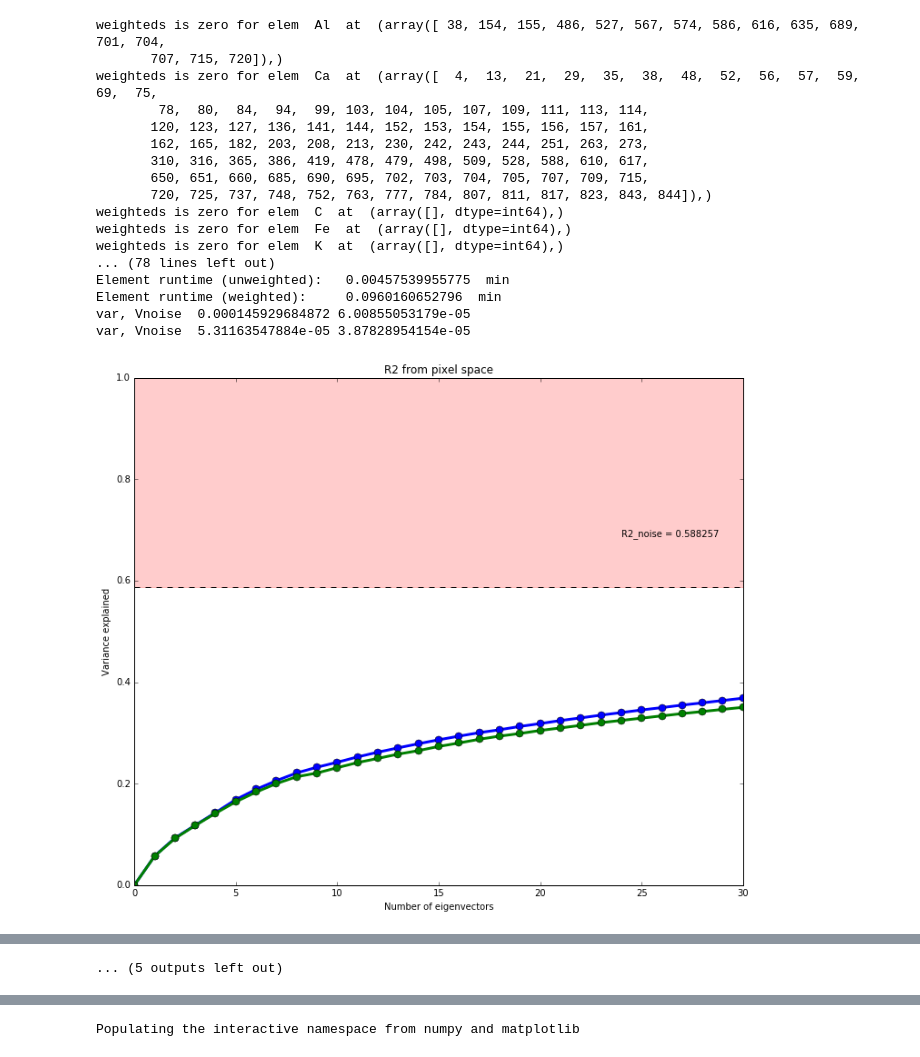
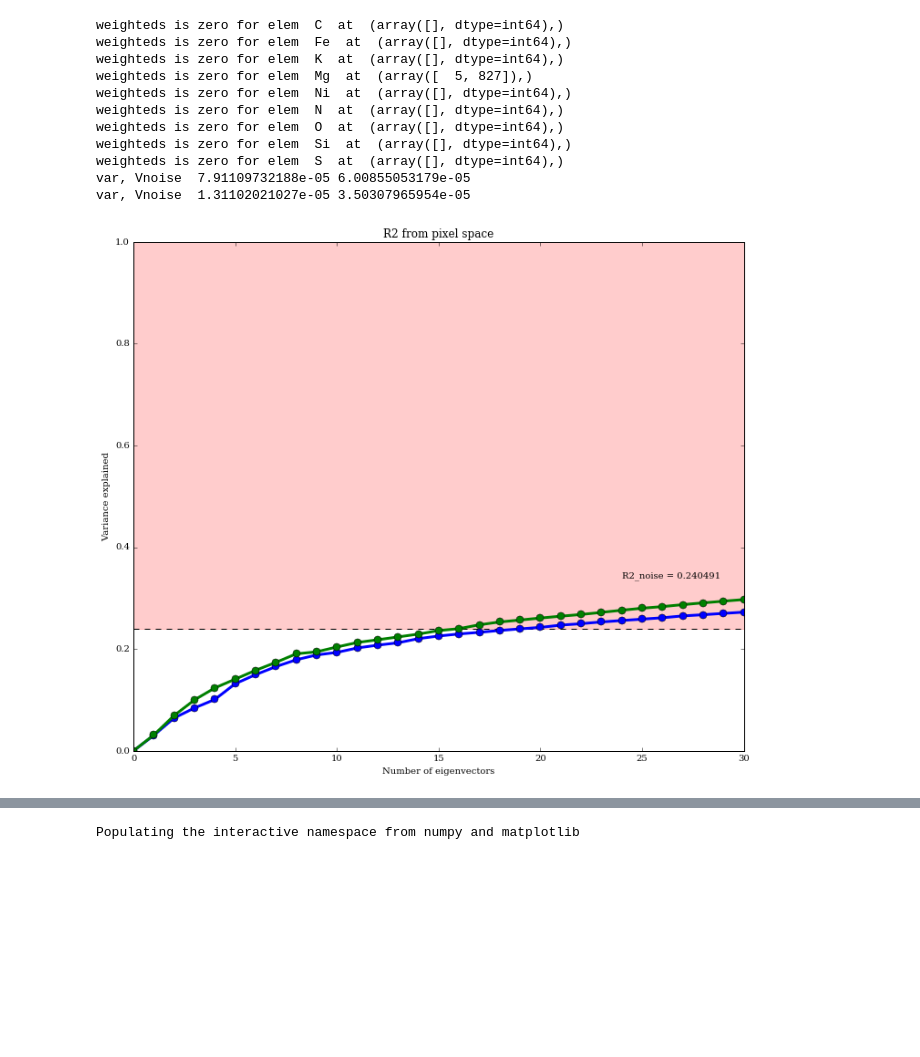
Before and after one commit to NatalieP-J/rcapogee-plots, a Jupyter notebook: Red Clump Plots.ipynb, the cells around one changed output, grey strips where cells are left out. Cells and saved outputs as stored; diff of their text form; code cells hidden in the pictures; blank space fills up the shorter version.

Commit message:
EMPCA on red clump seems to be catching when running on element space because there are some stars with all lines masked at that element - correcting by adding an appropriate mask

```diff
--- a/Red Clump Plots.ipynb
+++ b/Red Clump Plots.ipynb
@@ -16,21 +59,15 @@ Bitmask application runtime 0.52 s
 # %%
-run run_empca -v -m red_clump/pickles/model_FE_H_u-0.4_d-0.5.pkl -d 2e-3 -n 30
+run run_empca -vu -m red_clump/pickles/model_FE_H_u-0.4_d-0.5.pkl -d 2e-3 -n 30
 # %% [output]
-weighteds is zero for elem  Al  at  (array([ 38, 154, 155, 486, 527, 567, 574, 586, 616, 635, 689, 701, 704,
-       707, 715, 720]),)
-weighteds is zero for elem  Ca  at  (array([  4,  13,  21,  29,  35,  38,  48,  52,  56,  57,  59,  69,  75,
-        78,  80,  84,  94,  99, 103, 104, 105, 107, 109, 111, 113, 114,
-       120, 123, 127, 136, 141, 144, 152, 153, 154, 155, 156, 157, 161,
-       162, 165, 182, 203, 208, 213, 230, 242, 243, 244, 251, 263, 273,
-       310, 316, 365, 386, 419, 478, 479, 498, 509, 528, 588, 610, 617,
-       650, 651, 660, 685, 690, 695, 702, 703, 704, 705, 707, 709, 715,
-       720, 725, 737, 748, 752, 763, 777, 784, 807, 811, 817, 823, 843, 844]),)
 weighteds is zero for elem  C  at  (array([], dtype=int64),)
 weighteds is zero for elem  Fe  at  (array([], dtype=int64),)
 weighteds is zero for elem  K  at  (array([], dtype=int64),)
-... (78 lines left out)
-Element runtime (unweighted):   0.00457539955775  min
-Element runtime (weighted):     0.0960160652796  min
-var, Vnoise  0.000145929684872 6.00855053179e-05
-var, Vnoise  5.31163547884e-05 3.87828954154e-05
+weighteds is zero for elem  Mg  at  (array([  5, 827]),)
+weighteds is zero for elem  Ni  at  (array([], dtype=int64),)
+weighteds is zero for elem  N  at  (array([], dtype=int64),)
+weighteds is zero for elem  O  at  (array([], dtype=int64),)
+weighteds is zero for elem  Si  at  (array([], dtype=int64),)
+weighteds is zero for elem  S  at  (array([], dtype=int64),)
+var, Vnoise  7.91109732188e-05 6.00855053179e-05
+var, Vnoise  1.31102021027e-05 3.50307965954e-05
-[figure, old version]
+[figure, new version]
@@ -47 +82,0 @@ var, Vnoise  5.31163547884e-05 3.87828954154e-05
-... (5 outputs left out)
```
Also changed, not shown: parts of 7 cells of this notebook, 2 other files.
